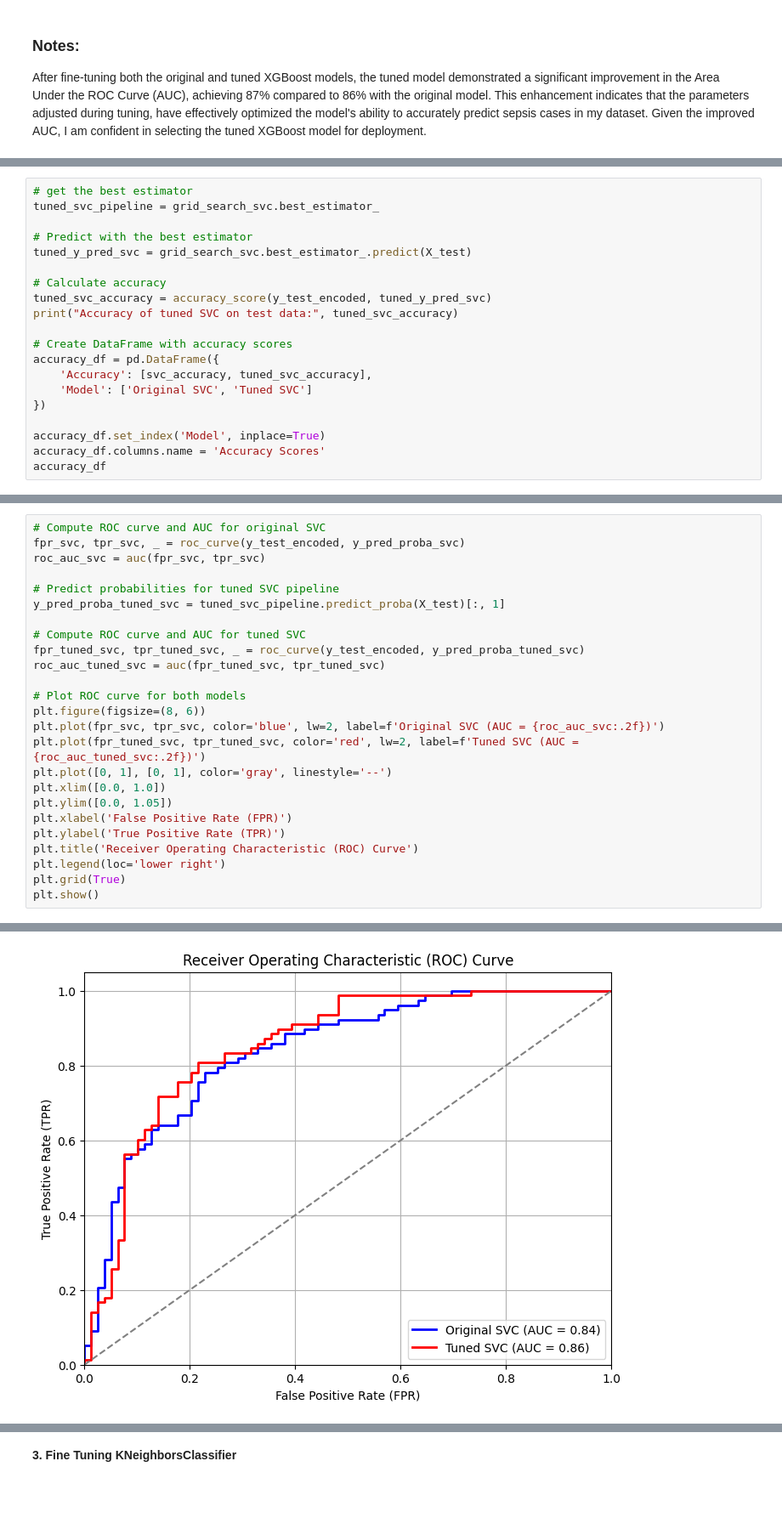
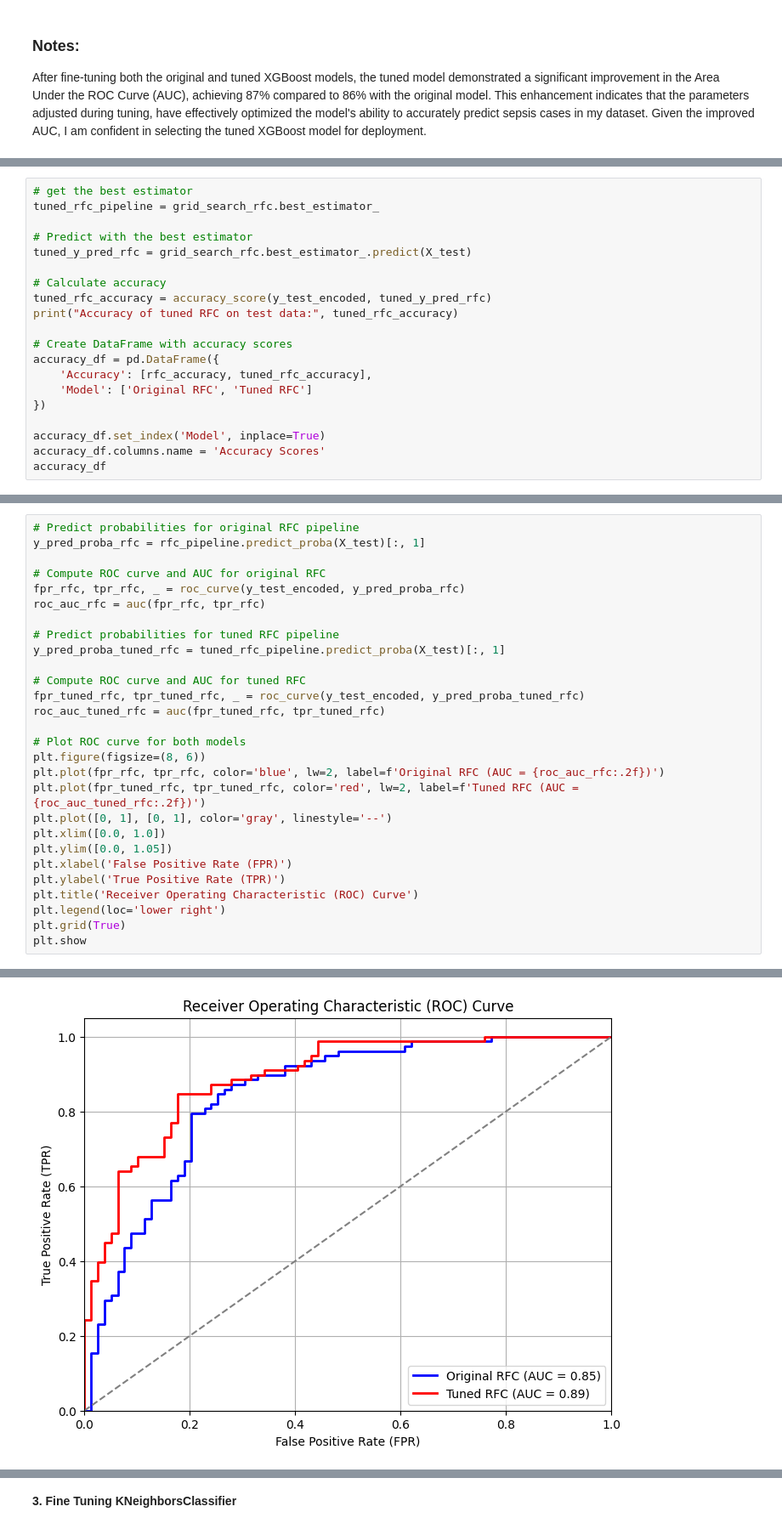
Before and after one commit to murithidenisgitobu/Sepsis-Predictor, a Jupyter notebook: Notebook.ipynb, the cells around one changed output, grey strips where cells are left out. Shown at 85% size. Drawn from its saved outputs; the diff is of its cells as text; blank space fills up the shorter version.

Commit message:
Model Reviewed and Working

```diff
--- a/Notebook.ipynb
+++ b/Notebook.ipynb
@@ -1044,18 +1047,18 @@ Best accuracy score found for SVC: 0.7856
 # %%
 # get the best estimator
-tuned_svc_pipeline = grid_search_svc.best_estimator_
+tuned_rfc_pipeline = grid_search_rfc.best_estimator_
 
 # Predict with the best estimator
-tuned_y_pred_svc = grid_search_svc.best_estimator_.predict(X_test)
+tuned_y_pred_rfc = grid_search_rfc.best_estimator_.predict(X_test)
 
 # Calculate accuracy
-tuned_svc_accuracy = accuracy_score(y_test_encoded, tuned_y_pred_svc)
-print("Accuracy of tuned SVC on test data:", tuned_svc_accuracy)
+tuned_rfc_accuracy = accuracy_score(y_test_encoded, tuned_y_pred_rfc)
+print("Accuracy of tuned RFC on test data:", tuned_rfc_accuracy)
 
 # Create DataFrame with accuracy scores
 accuracy_df = pd.DataFrame({
-    'Accuracy': [svc_accuracy, tuned_svc_accuracy],
-    'Model': ['Original SVC', 'Tuned SVC']
+    'Accuracy': [rfc_accuracy, tuned_rfc_accuracy],
+    'Model': ['Original RFC', 'Tuned RFC']
 })
 
 accuracy_df.set_index('Model', inplace=True)
@@ -1070,19 +1073,22 @@ Accuracy of tuned SVC on test data: 0.7707006369426752
 # %%
-# Compute ROC curve and AUC for original SVC
-fpr_svc, tpr_svc, _ = roc_curve(y_test_encoded, y_pred_proba_svc)
-roc_auc_svc = auc(fpr_svc, tpr_svc)
+# Predict probabilities for original RFC pipeline
+y_pred_proba_rfc = rfc_pipeline.predict_proba(X_test)[:, 1]
 
-# Predict probabilities for tuned SVC pipeline
-y_pred_proba_tuned_svc = tuned_svc_pipeline.predict_proba(X_test)[:, 1]
+# Compute ROC curve and AUC for original RFC
+fpr_rfc, tpr_rfc, _ = roc_curve(y_test_encoded, y_pred_proba_rfc)
+roc_auc_rfc = auc(fpr_rfc, tpr_rfc)
 
-# Compute ROC curve and AUC for tuned SVC
-fpr_tuned_svc, tpr_tuned_svc, _ = roc_curve(y_test_encoded, y_pred_proba_tuned_svc)
-roc_auc_tuned_svc = auc(fpr_tuned_svc, tpr_tuned_svc)
+# Predict probabilities for tuned RFC pipeline
+y_pred_proba_tuned_rfc = tuned_rfc_pipeline.predict_proba(X_test)[:, 1]
+
+# Compute ROC curve and AUC for tuned RFC
+fpr_tuned_rfc, tpr_tuned_rfc, _ = roc_curve(y_test_encoded, y_pred_proba_tuned_rfc)
+roc_auc_tuned_rfc = auc(fpr_tuned_rfc, tpr_tuned_rfc)
 
 # Plot ROC curve for both models
 plt.figure(figsize=(8, 6))
-plt.plot(fpr_svc, tpr_svc, color='blue', lw=2, label=f'Original SVC (AUC = {roc_auc_svc:.2f})')
-plt.plot(fpr_tuned_svc, tpr_tuned_svc, color='red', lw=2, label=f'Tuned SVC (AUC = {roc_auc_tuned_svc:.2f})')
+plt.plot(fpr_rfc, tpr_rfc, color='blue', lw=2, label=f'Original RFC (AUC = {roc_auc_rfc:.2f})')
+plt.plot(fpr_tuned_rfc, tpr_tuned_rfc, color='red', lw=2, label=f'Tuned RFC (AUC = {roc_auc_tuned_rfc:.2f})')
 plt.plot([0, 1], [0, 1], color='gray', linestyle='--')
 plt.xlim([0.0, 1.0])
 plt.ylim([0.0, 1.05])
@@ -1091,5 +1097,5 @@ plt.ylabel('True Positive Rate (TPR)')
 plt.title('Receiver Operating Characteristic (ROC) Curve')
 plt.legend(loc='lower right')
 plt.grid(True)
-plt.show()
+plt.show
 # %% [output]
@@ -1096,2 +1103,2 @@ plt.show()
-[figure, old version]
+[figure, new version]
 # %%
```
Also changed, not shown: parts of 23 cells of this notebook, 3 other files.
